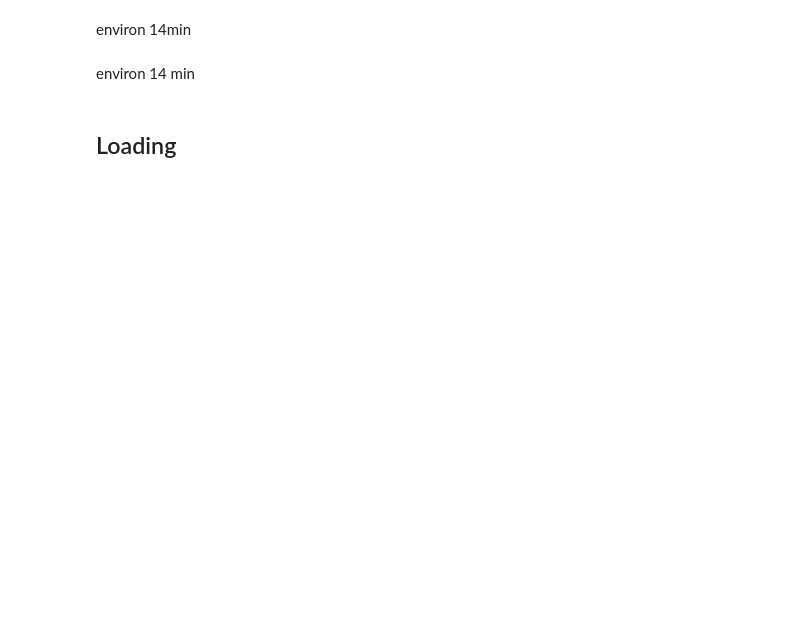
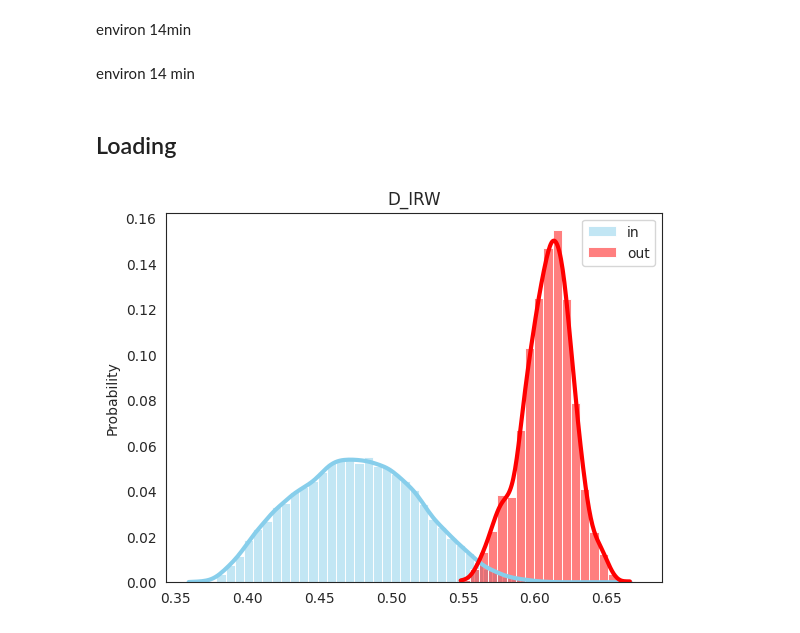
Before and after one commit to lilianmarey/nlp_ood_detection, a Jupyter notebook: papier_1/bert.ipynb, the cells around one changed output. Drawn from its saved outputs; the diff is of its cells as text; code cells hidden in the pictures; blank space fills up the shorter version.

```diff
--- a/papier_1/bert.ipynb
+++ b/papier_1/bert.ipynb
@@ -164,0 +171,9 @@ scores_test = np.concatenate((MahaDist(X=test_distrib[0], distrib=train_distrib[
+# %%
+c = 2*np.max(np.concatenate((scores_ood, scores_test)))
+sns.histplot(c-scores_test, label='in', binwidth=6.4e-3, color='skyblue',kde=True, stat='probability',  line_kws={"lw":3})
+sns.histplot(c-scores_ood, label='out',binwidth=6.4e-3, color='red', kde=True, stat='probability',  line_kws={"lw":3})
+plt.legend()
+plt.title("D_IRW")
+plt.show()
+# %% [output]
+[figure, added]
```
Also changed, not shown: parts of 7 cells of this notebook.
